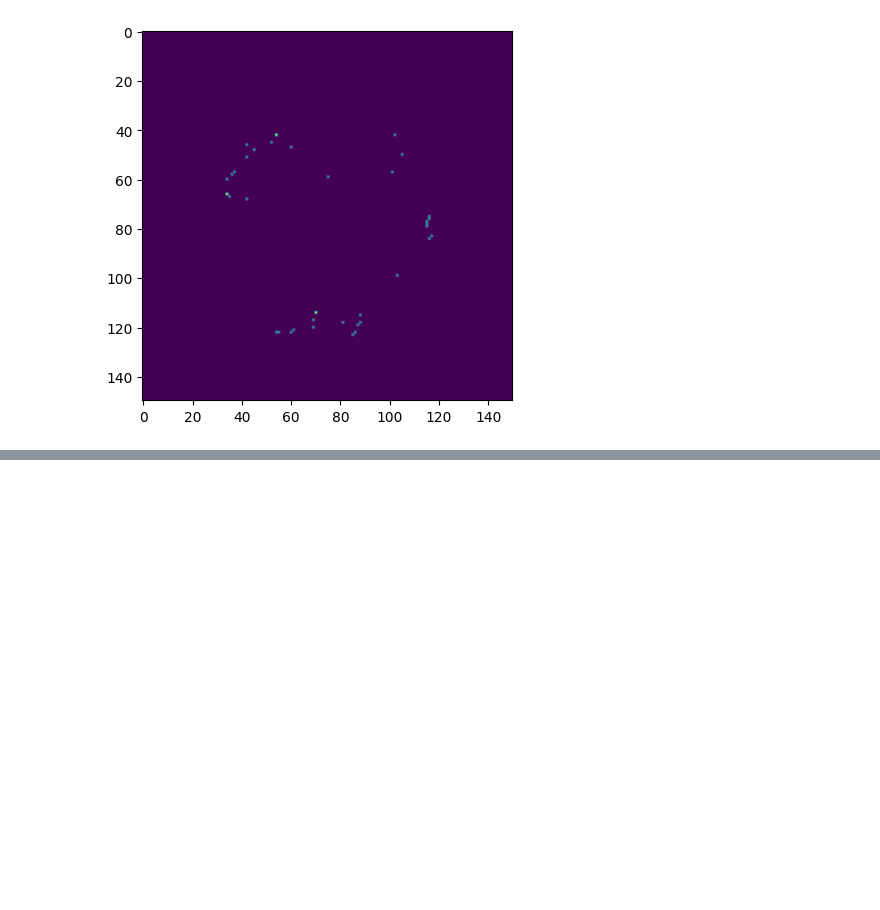
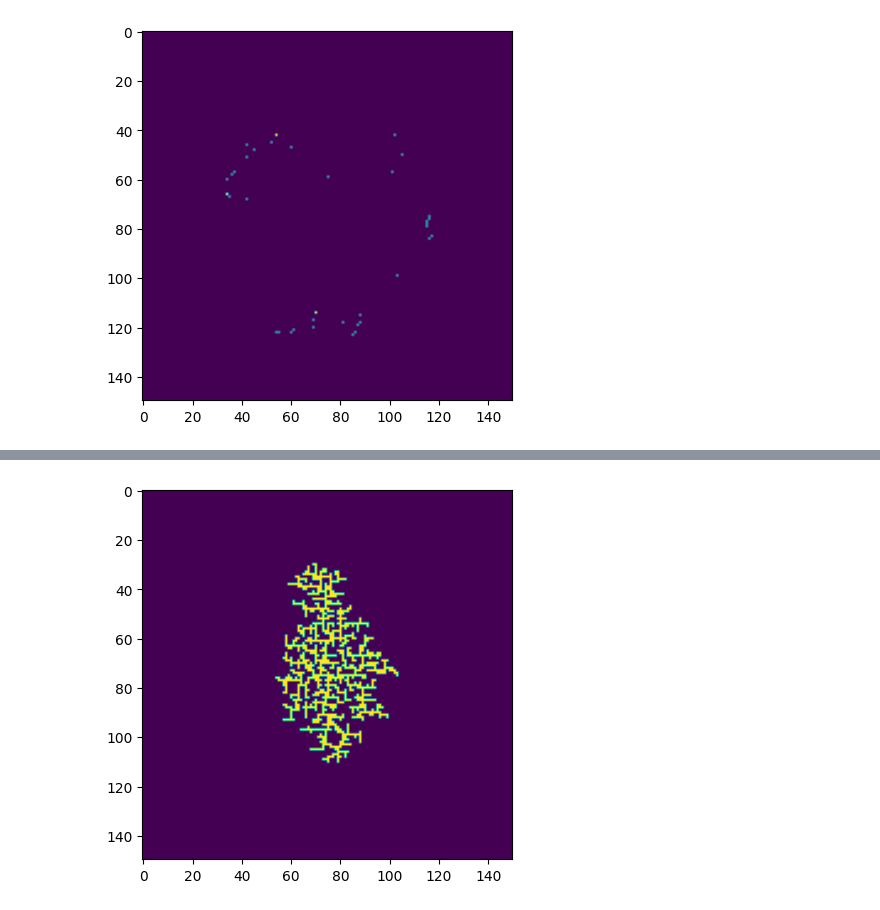
Before and after one commit to TimBerti/diffusion-limited-aggregation, a Jupyter notebook: notebooks/train_gnn.ipynb, the cells around one changed output, grey strips where cells are left out. Saved outputs shown, nothing was run; the diff lists cells and outputs as text; code cells hidden in the pictures; blank space fills up the shorter version.

```diff
--- a/notebooks/train_gnn.ipynb
+++ b/notebooks/train_gnn.ipynb
@@ -116,0 +135,29 @@ with torch.no_grad():
+# %%
+n = 150
+grid = np.zeros((n, n))
+grid[n//2, n//2] = 1
+
+for _ in range(1000):
+    node_positions, edges, mask, input_nodes, _ = grid_to_graph(grid)
+    node_positions = torch.tensor(node_positions, dtype=torch.long)
+    edges = torch.tensor(edges, dtype=torch.long).t().contiguous()
+    mask = torch.tensor(mask, dtype=torch.bool)
+    input_nodes = torch.tensor(input_nodes, dtype=torch.float)
+    batch = torch.zeros(len(input_nodes), dtype=torch.long)
+
+    data = Data(x=input_nodes, edge_index=edges, pos=node_positions, mask=mask, batch=batch)
+    data.to(device)
+
+    output_nodes = model(data).cpu().detach().numpy()
+    node_positions = node_positions.cpu().detach().numpy()
+
+    output = graph_to_grid(node_positions, output_nodes)
+    output = output / output.sum()
+
+    idx = np.random.choice(n*n, p=output.flatten())
+    grid[idx // n, idx % n] = 1
+
+plt.imshow(grid)
+plt.show()
+# %% [output]
+[figure, added]
```
Also changed, not shown: parts of 4 cells of this notebook, 2 other files.
